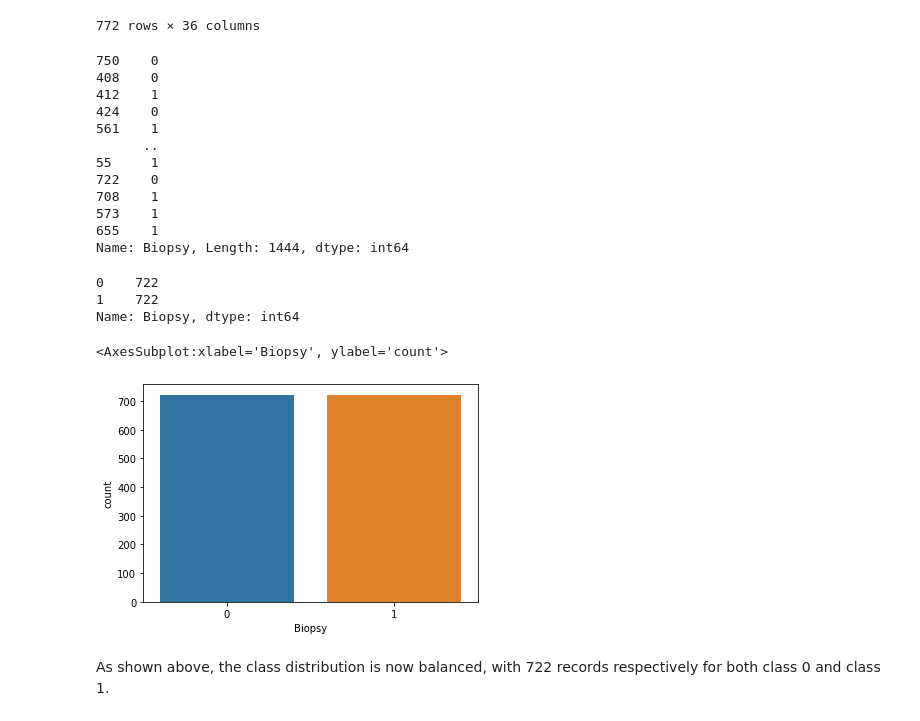
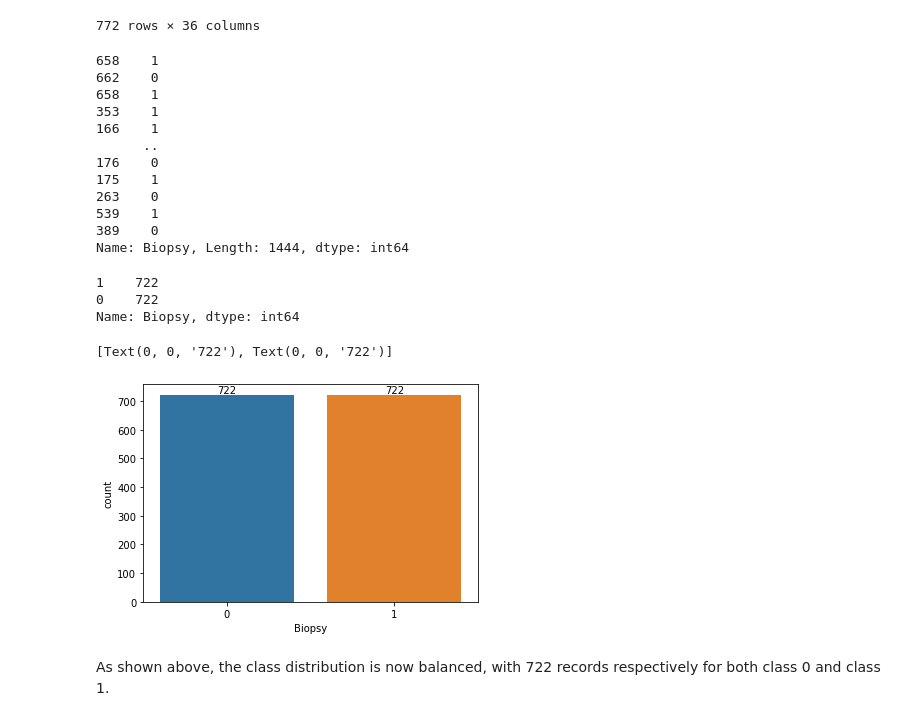
Before and after one commit to ahdeanlau/Cervical-Cancer-Diagnosis-Prediction-Model, a Jupyter notebook: Project Part 1.ipynb, the cells around one changed output. Saved outputs shown, nothing was run; the diff lists cells and outputs as text; code cells hidden in the pictures.

```diff
--- a/Project Part 1.ipynb
+++ b/Project Part 1.ipynb
@@ -410,10 +536,12 @@ Text(0.5, 1.0, 'Histogram of Num of pregnancies')
 # %% [markdown]
 From the data visualizations above, we can observe that all the graphs are skewed to the right. Therefore, we will be applying **Square Root transformation** to make the data more normally distributed and reduce the impact of outliers.
 # %%
-X_sqrt_out = X_outlier.copy()   # A copy of X_outlier where square root transformation will be applied
+# A copy of X_train_outlier where square root transformation will be applied
+X_train_sqrt = X_train_outlier.copy()
 
-X_sqrt_out.iloc[:,column] = np.sqrt(X_sqrt_out.iloc[:,column])
-X_sqrt_out
+# Perform square root transformation on the columns with outliers
+X_train_sqrt.iloc[:,column] = np.sqrt(X_train_sqrt.iloc[:,column])
+X_train_sqrt
 # %% [output]
 |  | Age | Number of sexual partners | First sexual intercourse | Num of pregnancies | Smokes | Smokes (years) | ... |
 | 0 | 20.0 | 1.593805 | 16.0 | 1.000000 | 0.0 | 0.000000 | ... |
@@ -512,7 +1029,7 @@ y_train_reset_index
 772 rows × 1 columns
 # %%
 # Combining X_train and y_train into a dataframe for easy operation
-train = pd.concat([X_sqrt_out, y_train_reset_index], axis = 1)
+train = pd.concat([X_train_sqrt, y_train_reset_index], axis = 1)
 train
 # %% [output]
 |  | Age | Number of sexual partners | First sexual intercourse | Num of pregnancies | Smokes | Smokes (years) | ... |
@@ -533,40 +1050,45 @@ train
 train_major = train[(train['Biopsy']==0)]  # class 0 is the majority class
 train_minor = train[(train['Biopsy']==1)]  # class 1 is the minority class
 
-# Oversample the minority class
-minor_upsampled = resample(train_minor, replace=True, n_samples = 722, random_state = 42)
+# Oversample the minority class with the number of majority class = 722
+train_minor_upsampled = resample(train_minor, replace=True, n_samples = 722, random_state = 42)
 
 # Combine majority class with upsampled minority class
-train_upsampled = pd.concat([minor_upsampled, train_major])
+train_upsampled = pd.concat([train_minor_upsampled, train_major])
 
 # Shuffle the rows in the dataframe, so that the class samples are not grouped together
 train_upsampled = shuffle(train_upsampled)
 
 train_upsampled['Biopsy']
 # %% [output]
-750    0
-408    0
-412    1
-424    0
-561    1
+658    1
+662    0
+658    1
+353    1
+166    1
       ..
-55     1
-722    0
-708    1
-573    1
-655    1
+176    0
+175    1
+263    0
+539    1
+389    0
 Name: Biopsy, Length: 1444, dtype: int64
-# %%
-train_upsampled['Biopsy'].value_counts()
-# %% [output]
-0    722
-1    722
-Name: Biopsy, dtype: int64
-# %%
-sns.countplot(train_upsampled['Biopsy'])
-# %% [output]
-<AxesSubplot:xlabel='Biopsy', ylabel='count'>
-[figure, removed]
+# %%
+# Check if the value for each class is balanced
+train_upsampled['Biopsy'].value_counts()
+# %% [output]
+1    722
+0    722
+Name: Biopsy, dtype: int64
+# %%
+# Visualise the balanced data
+y_train_countplot = sns.countplot(train_upsampled['Biopsy'])
+
+for container in y_train_countplot.containers:
+    y_train_countplot.bar_label(container)
+# %% [output]
+[Text(0, 0, '722'), Text(0, 0, '722')]
+[figure, added]
 # %% [markdown]
 As shown above, the class distribution is now balanced, with 722 records respectively for both class 0 and class 1.
 # %%
```
Also changed, not shown: parts of 57 cells of this notebook.
